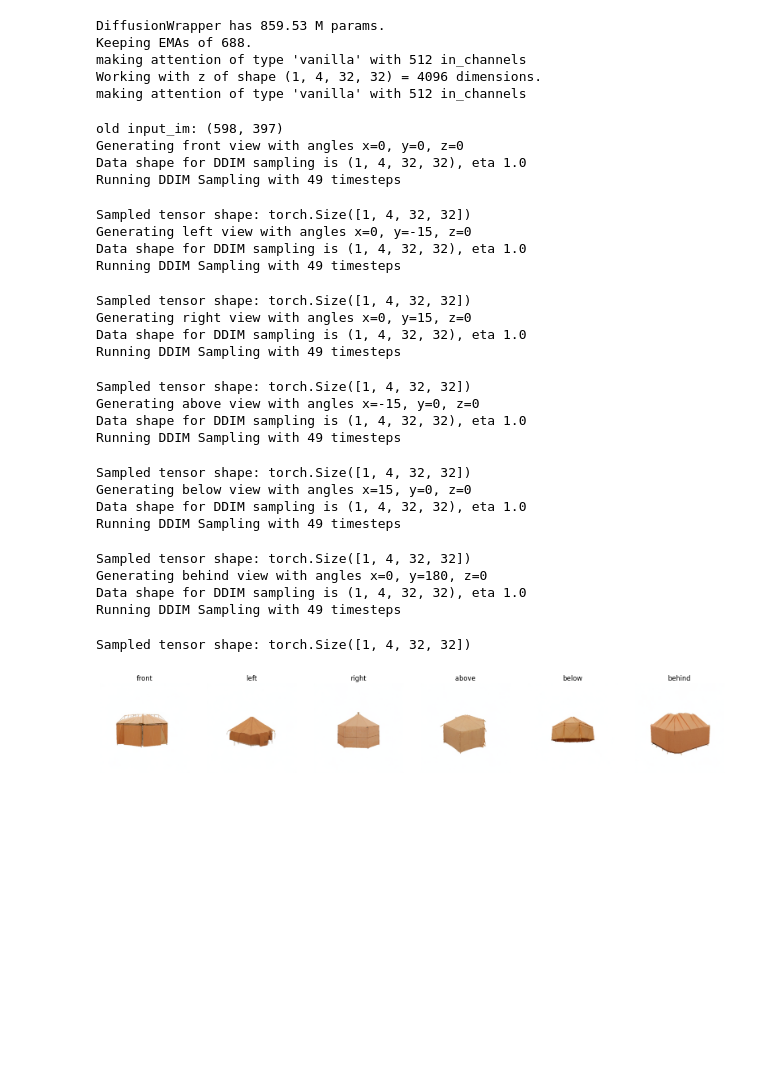
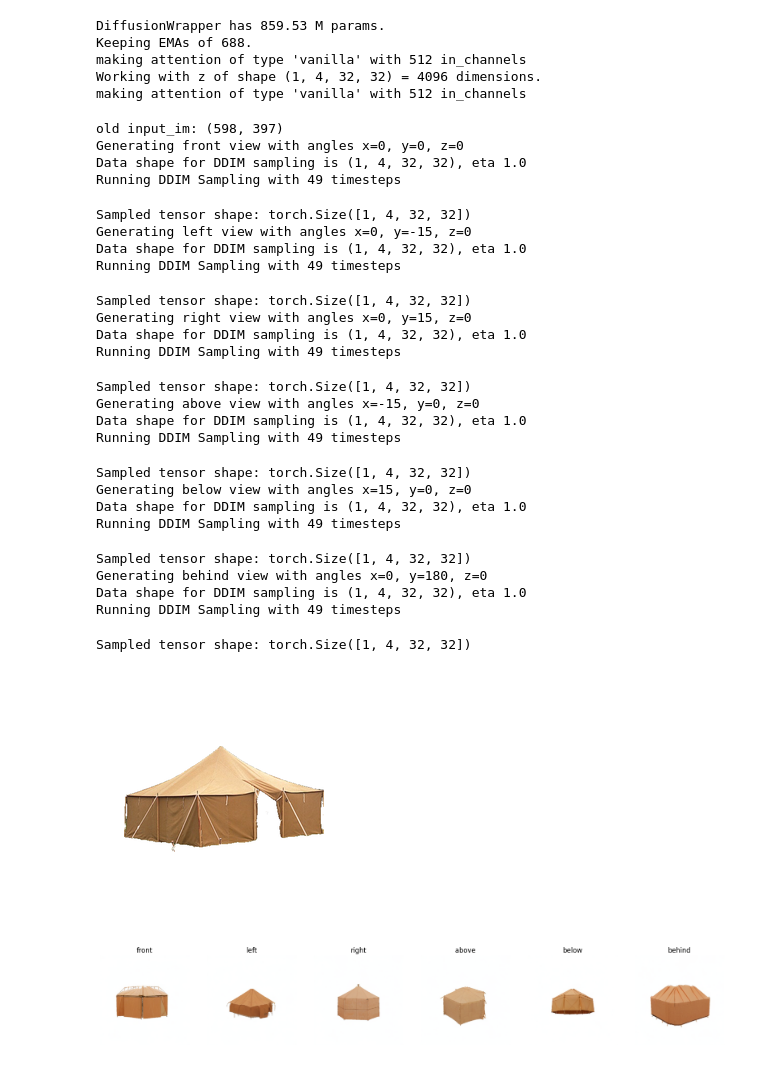
Before and after one commit to Jgoldfeder/diffusion_augmentation, a Jupyter notebook: test_zero123_aug.ipynb, the cells around one changed output. Cells and saved outputs as stored; diff of their text form; code cells hidden in the pictures; blank space fills up the shorter version.

```diff
--- a/test_zero123_aug.ipynb
+++ b/test_zero123_aug.ipynb
@@ -86,7 +86,7 @@ preprocessed_image, augmented_images = generate_angles(
     n_samples=1,
     ddim_eta=1.0
 )
-
+display(preprocessed_image)
 import matplotlib.pyplot as plt
 # Visualize the augmented images
 fig, axes = plt.subplots(1, len(augmented_images), figsize=(20, 5))
@@ -94,31 +94,32 @@ for idx, img in enumerate(augmented_images):
     axes[idx].imshow(img)
     axes[idx].set_title(angles[idx][0])
     axes[idx].axis('off')
 plt.show()
 # %% [output]
 old input_im: (598, 397)
 Generating front view with angles x=0, y=0, z=0
 Data shape for DDIM sampling is (1, 4, 32, 32), eta 1.0
 Running DDIM Sampling with 49 timesteps
 Sampled tensor shape: torch.Size([1, 4, 32, 32])
 Generating left view with angles x=0, y=-15, z=0
 Data shape for DDIM sampling is (1, 4, 32, 32), eta 1.0
 Running DDIM Sampling with 49 timesteps
 Sampled tensor shape: torch.Size([1, 4, 32, 32])
 Generating right view with angles x=0, y=15, z=0
 Data shape for DDIM sampling is (1, 4, 32, 32), eta 1.0
 Running DDIM Sampling with 49 timesteps
 Sampled tensor shape: torch.Size([1, 4, 32, 32])
 Generating above view with angles x=-15, y=0, z=0
 Data shape for DDIM sampling is (1, 4, 32, 32), eta 1.0
 Running DDIM Sampling with 49 timesteps
 Sampled tensor shape: torch.Size([1, 4, 32, 32])
 Generating below view with angles x=15, y=0, z=0
 Data shape for DDIM sampling is (1, 4, 32, 32), eta 1.0
 Running DDIM Sampling with 49 timesteps
 Sampled tensor shape: torch.Size([1, 4, 32, 32])
 Generating behind view with angles x=0, y=180, z=0
 Data shape for DDIM sampling is (1, 4, 32, 32), eta 1.0
 Running DDIM Sampling with 49 timesteps
 Sampled tensor shape: torch.Size([1, 4, 32, 32])
-[figure, old version]
+[figure, new version]
+[figure, added]
```
Also changed, not shown: 8 other files.
